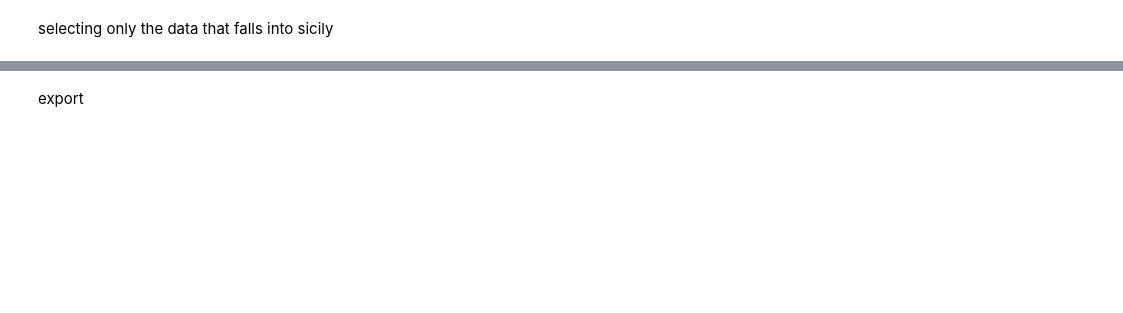
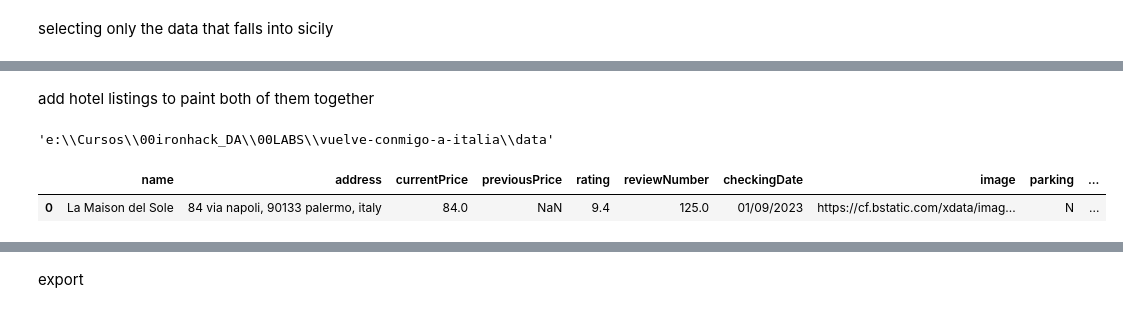
Before and after one commit to annassanchez/vuelve-conmigo-a-italia, a Jupyter notebook: notebooks/04_osm_pois.ipynb, the cells around one changed output, grey strips where cells are left out. Cells and saved outputs as stored; diff of their text form; code cells hidden in the pictures; blank space fills up the shorter version.

```diff
--- a/notebooks/04_osm_pois.ipynb
+++ b/notebooks/04_osm_pois.ipynb
@@ -224,3 +221,16 @@ array(['Toscana', 'Umbria', 'Lazio', 'Marche', 'Emilia-Romagna', 'Puglia',
 df_pois_merge = df_pois_merge[df_pois_merge['nom_Region'] == 'Sicilia']
 # %%
 df_pois_merge.drop(['_merge'], axis = 1, inplace = True)
+# %% [markdown]
+add hotel listings to paint both of them together
+# %%
+local_path = os.path.dirname(os.getcwd()) + f'\\data'
+local_path
+# %% [output]
+'e:\\Cursos\\00ironhack_DA\\00LABS\\vuelve-conmigo-a-italia\\data'
+# %%
+df_booking = pd.read_csv(local_path + '//booking.csv', sep =';', decimal=',', thousands='.')
+df_booking.head(1)
+# %% [output]
+|  | name | address | currentPrice | previousPrice | rating | reviewNumber | checkingDate | image | parking | ... |
+| 0 | La Maison del Sole | 84 via napoli, 90133 palermo, italy | 84.0 | NaN | 9.4 | 125.0 | 01/09/2023 | https://cf.bstatic.com/xdata/imag... | N | ... |
```
Also changed, not shown: parts of 18 cells of this notebook.
